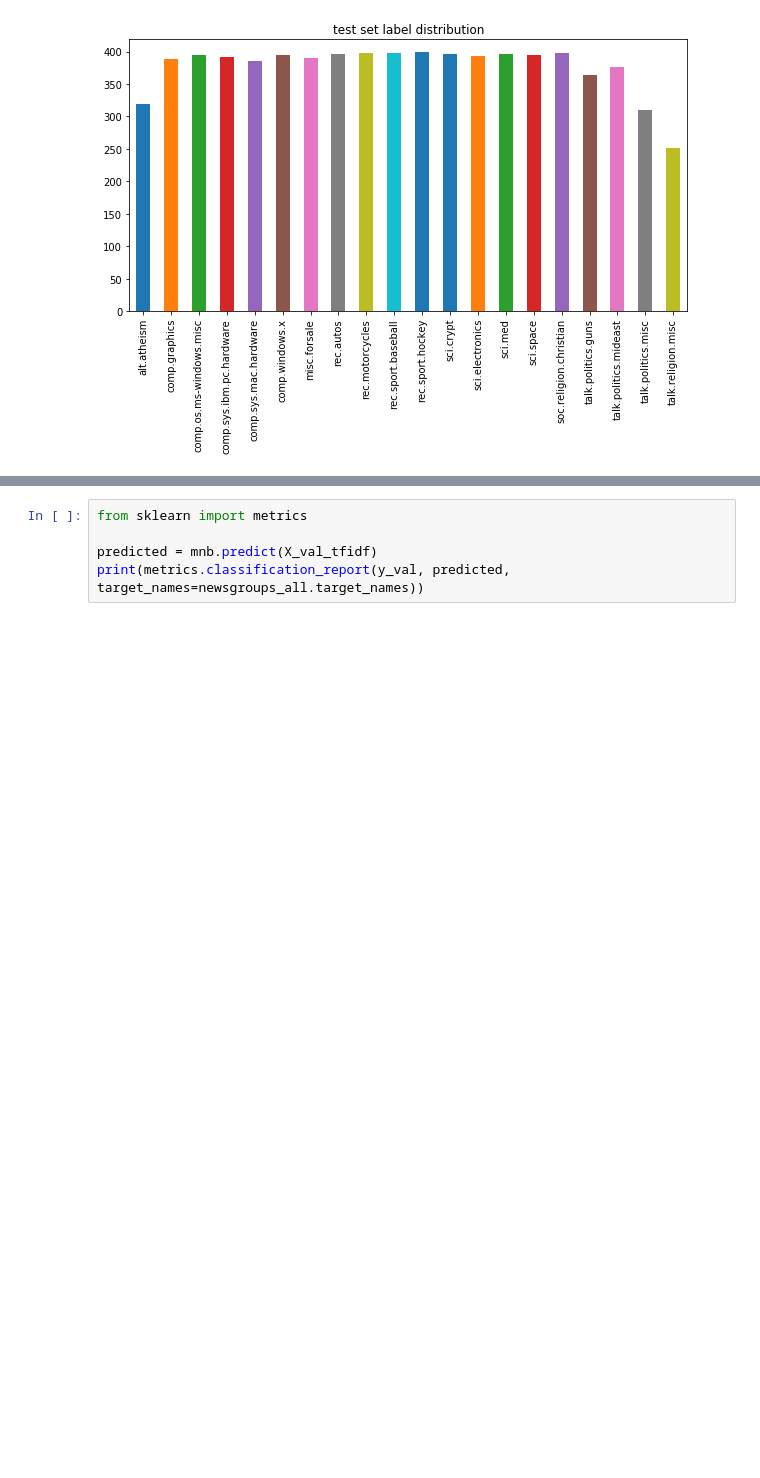
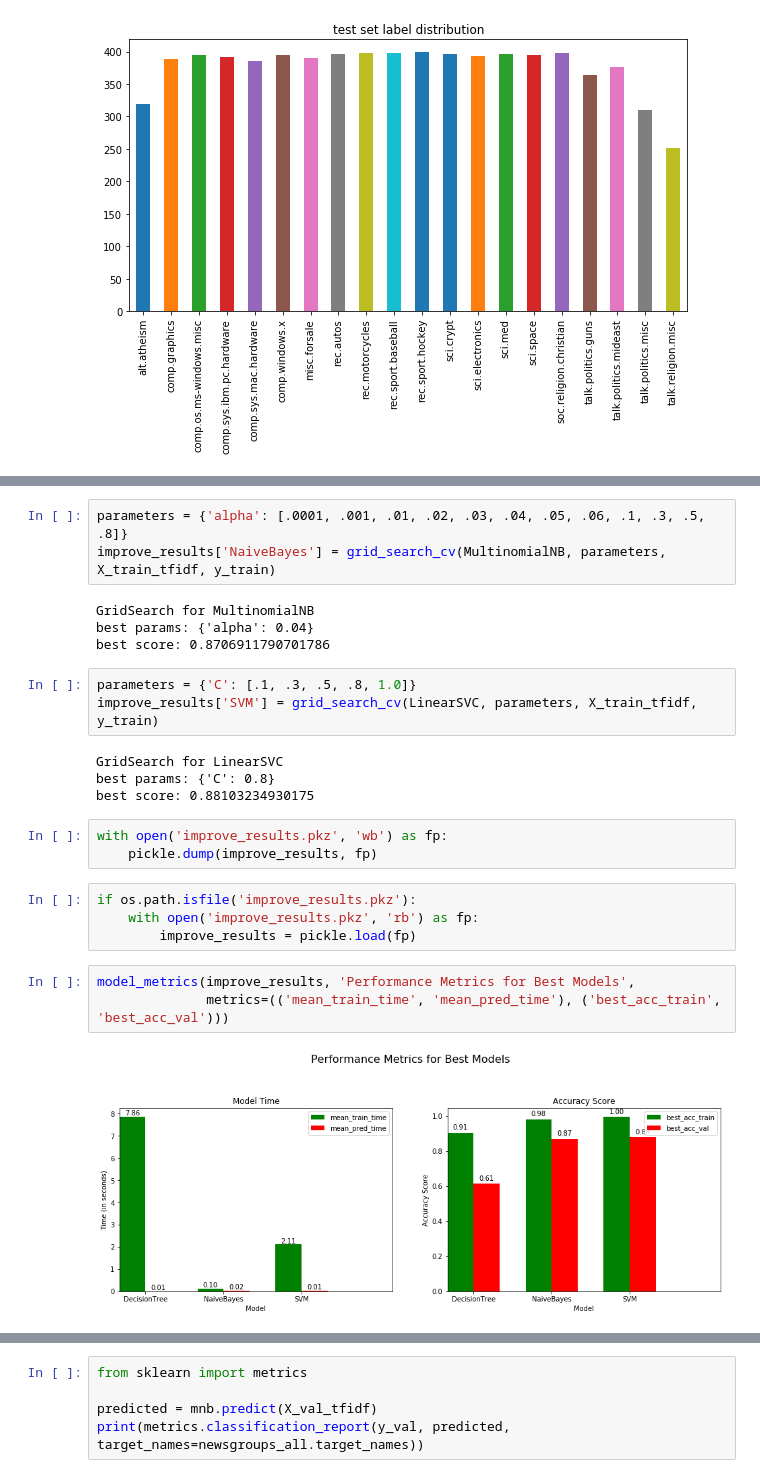
Before and after one commit to DanielHHP/mlnd_capstone, a Jupyter notebook: document_classification.ipynb, the cells around one changed output, grey strips where cells are left out. Saved outputs shown, nothing was run; the diff lists cells and outputs as text; blank space fills up the shorter version.

```diff
--- a/document_classification.ipynb
+++ b/document_classification.ipynb
@@ -342,0 +414,26 @@ Test set acc: 0.7809346787041954
+# %%
+parameters = {'alpha': [.0001, .001, .01, .02, .03, .04, .05, .06, .1, .3, .5, .8]}
+improve_results['NaiveBayes'] = grid_search_cv(MultinomialNB, parameters, X_train_tfidf, y_train)
+# %% [output]
+GridSearch for MultinomialNB
+best params: {'alpha': 0.04}
+best score: 0.8706911790701786
+# %%
+parameters = {'C': [.1, .3, .5, .8, 1.0]}
+improve_results['SVM'] = grid_search_cv(LinearSVC, parameters, X_train_tfidf, y_train)
+# %% [output]
+GridSearch for LinearSVC
+best params: {'C': 0.8}
+best score: 0.88103234930175
+# %%
+with open('improve_results.pkz', 'wb') as fp:
+    pickle.dump(improve_results, fp)
+# %%
+if os.path.isfile('improve_results.pkz'):
+    with open('improve_results.pkz', 'rb') as fp:
+        improve_results = pickle.load(fp)
+# %%
+model_metrics(improve_results, 'Performance Metrics for Best Models',
+              metrics=(('mean_train_time', 'mean_pred_time'), ('best_acc_train', 'best_acc_val')))
+# %% [output]
+[figure, added]
```
Also changed, not shown: parts of 135 cells of this notebook, 7 other files.
